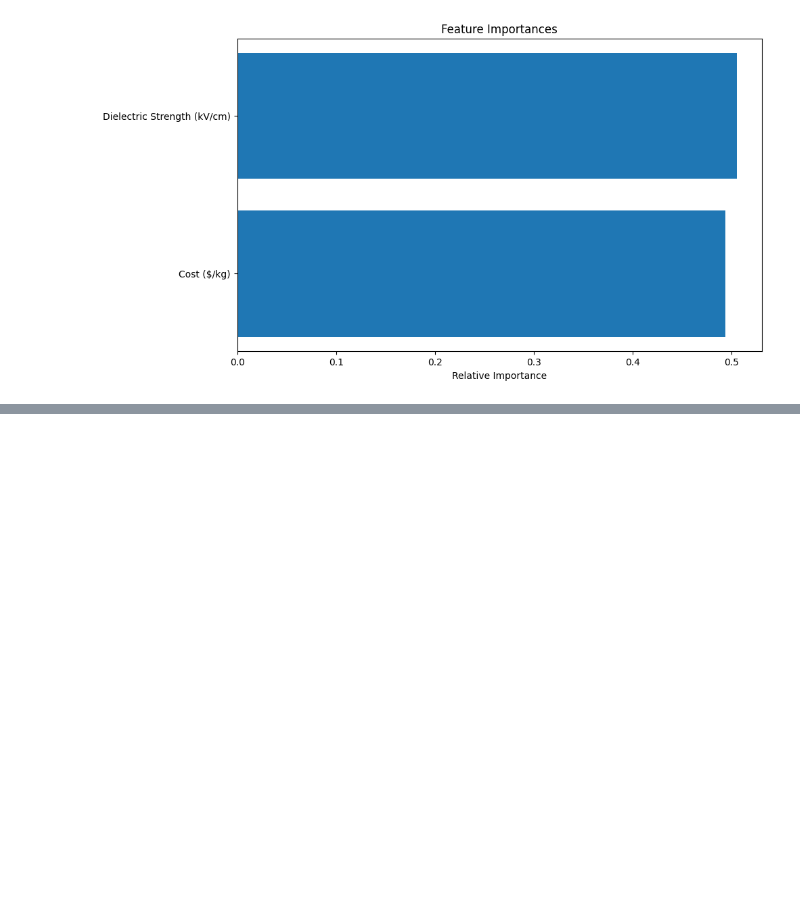
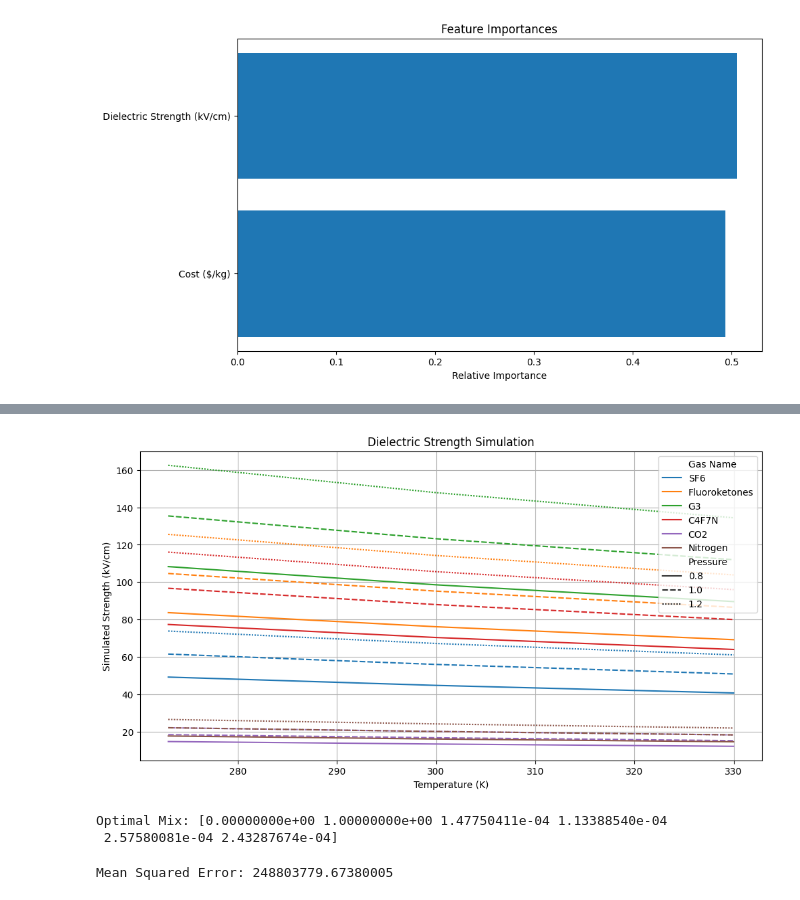
Before and after one commit to saatvik-prj/sf6-alts-rsrch, a Jupyter notebook: SF6Project.ipynb, the cells around one changed output, grey strips where cells are left out. Drawn from its saved outputs; the diff is of its cells as text; code cells hidden in the pictures; blank space fills up the shorter version.

Commit message:
Finalization of the predictions and reducing mean squared error - SF6Project

```diff
--- a/SF6Project.ipynb
+++ b/SF6Project.ipynb
@@ -997,0 +1030,7 @@ Text(0.5, 0, 'Relative Importance')
+# %%
+# Calculate cost efficiency
+data["Cost Efficiency (kV/cm per $)"] = data["Dielectric Strength (kV/cm)"] / data["Cost ($/kg)"]
+
+# Save results
+data.to_csv("cost_efficiency.csv", index=False)
+print(data[["Gas Name", "Cost Efficiency (kV/cm per $)"]])
@@ -997,0 +1045,73 @@ Text(0.5, 0, 'Relative Importance')
+# %%
+import matplotlib.pyplot as plt
+import seaborn as sns
+
+# Define factors
+pressure_factors = [0.8, 1.0, 1.2]
+temperature_factors = [273, 300, 330]
+
+# Simulate dielectric strength
+results = []
+for _, row in data.iterrows():
+    for p in pressure_factors:
+        for t in temperature_factors:
+            simulated_strength = row["Dielectric Strength (kV/cm)"] * p * (300 / t)
+            results.append({"Gas Name": row["Gas Name"], "Pressure": p, "Temperature": t, "Strength": simulated_strength})
+
+# Create results DataFrame
+sim_df = pd.DataFrame(results)
+
+# Visualization
+plt.figure(figsize=(12, 6))
+sns.lineplot(data=sim_df, x="Temperature", y="Strength", hue="Gas Name", style="Pressure")
+plt.title("Dielectric Strength Simulation")
+plt.xlabel("Temperature (K)")
+plt.ylabel("Simulated Strength (kV/cm)")
+plt.grid(True)
+plt.savefig("simulation_strength.png")
+plt.show()
+# %% [output]
+[figure, added]
+# %%
+from scipy.optimize import minimize
+
+# Objective function: Minimize GWP while maximizing dielectric strength
+def objective(x):
+    return sum(x * data['GWP']) - 0.1 * sum(x * data['Dielectric Strength (kV/cm)'])
+
+# Constraints: Sum of proportions equals 1
+constraints = [{'type': 'eq', 'fun': lambda x: sum(x) - 1}]
+bounds = [(0, 1) for _ in range(len(data))]
+initial_guess = [1 / len(data)] * len(data)
+
+# Solve optimization
+result = minimize(objective, initial_guess, bounds=bounds, constraints=constraints)
+optimal_mix = result.x
+
+# Display results
+print("Optimal Mix:", optimal_mix)
+# %% [output]
+Optimal Mix: [0.00000000e+00 1.00000000e+00 1.47750411e-04 1.13388540e-04
+ 2.57580081e-04 2.43287674e-04]
+# %%
+from sklearn.model_selection import train_test_split
+from sklearn.ensemble import RandomForestRegressor
+from sklearn.metrics import mean_squared_error
+
+# Features and Target
+X = data[["Dielectric Strength (kV/cm)", "Breakdown Voltage (kV)", "Cost ($/kg)"]]
+y = data["GWP"]
+
+# Train-Test Split
+X_train, X_test, y_train, y_test = train_test_split(X, y, test_size=0.2, random_state=42)
+
+# Model Training
+model = RandomForestRegressor()
+model.fit(X_train, y_train)
+
+# Predictions
+predictions = model.predict(X_test)
+mse = mean_squared_error(y_test, predictions)
+print("Mean Squared Error:", mse)
+# %% [output]
+Mean Squared Error: 248803779.67380005
```
Also changed, not shown: parts of 6 cells of this notebook.
